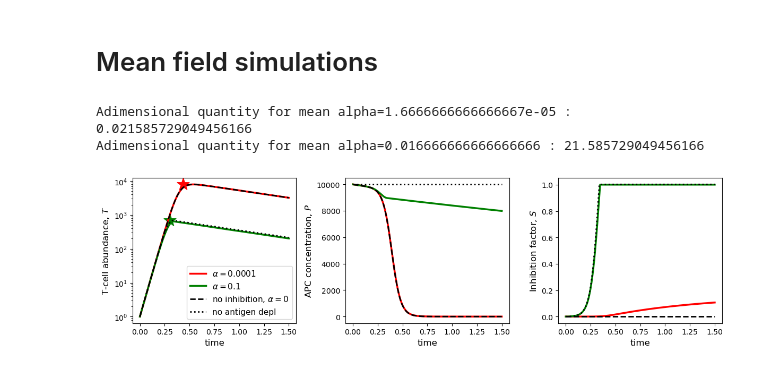
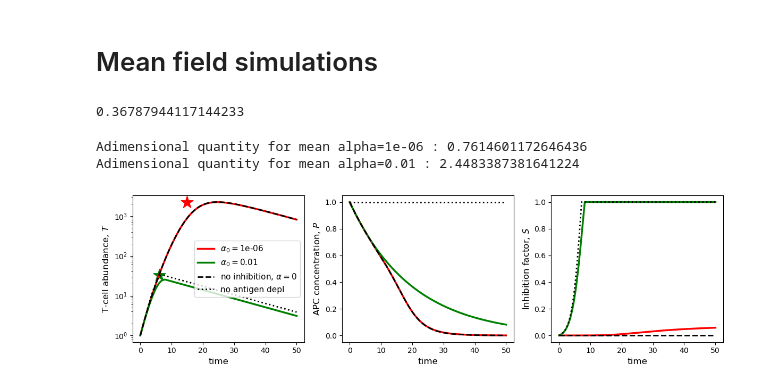
Before and after one commit to statbiophys/TT-inhibition, a Jupyter notebook: mean_field.ipynb, the cells around one changed output. Drawn from its saved outputs; the diff is of its cells as text; code cells hidden in the pictures.

```diff
--- a/mean_field.ipynb
+++ b/mean_field.ipynb
@@ -26,25 +26,27 @@ def mean_field_P_dot(var, pars):
 
 def t_star_MHC_approx(pars, beta):
     r = pars.mean_beta * pars.P0 - pars.gamma
-    return np.log( r/pars.lambd/pars.mean_beta/pars.n * np.log(beta*pars.P0/pars.gamma) ) / r
+    return np.log( 1 + np.exp(pars.mu) * r / (pars.lambd*pars.mean_beta*pars.n) * np.log(beta*pars.P0/pars.gamma) ) / r
 
 def t_star_S_approx(pars, beta, alpha):
     r = pars.mean_beta*pars.P0 - pars.gamma
     return np.log(r*(beta*pars.P0 - pars.gamma)/alpha/beta/pars.P0/pars.n) / r
 
 def adim_var(pars, beta, alpha):
-    return alpha / pars.mean_beta / pars.lambd * np.log(beta*pars.P0/pars.gamma)
+    return t_star_MHC_approx(pars, beta) / t_star_S_approx(pars, beta, alpha)
+    #return alpha * beta * pars.P0 / pars.mean_beta / pars.lambd / (beta * pars.P0 - pars.gamma ) * np.log(beta*pars.P0/pars.gamma)
 # %%
-# Only one T cell with given k_off
-k_offs = [6]
-
+# Only one T cell with given tau
+taus = [1]
+lambd = 1e-4
+print(np.exp(-1/taus[0]))
 # Four setting of parameters
 # Default parameters with two values of alpha0 corresponding to the two regimes
-pars_alpha = [ut.TT_params(k_offs, alpha0=1e-4), ut.TT_params(k_offs, alpha0=1e-1)]
+pars_alpha = [ut.TT_params(taus, alpha0=1e-6, lambd=lambd), ut.TT_params(taus, alpha0=1e-2, lambd=lambd)]
 # No ihibition case
-pars_no_inhib = ut.TT_params(k_offs, alpha0=0)
+pars_no_inhib = ut.TT_params(taus, alpha0=0, lambd=lambd)
 # Non-antigen-depletion case
-pars_no_depl = ut.TT_params(k_offs, lambd=0, mu=0, alpha0=pars_alpha[-1].alpha0)
+pars_no_depl = ut.TT_params(taus, lambd=0, mu=0, alpha0=pars_alpha[-1].alpha0)
 
 # Initial conditions of mean field T, P and S
 init_vars = [1.0, pars_no_inhib.P0, 0.0]
@@ -53,11 +55,12 @@ init_vars = [1.0, pars_no_inhib.P0, 0.0]
 dot_eqs = [mean_field_T_dot, mean_field_P_dot, mean_field_S_dot]
 
 # Integration paraemters
-t_steps, dt, traj_steps = 5000, 0.0003, 10
+t_steps, dt, traj_steps = 5000, 0.01, 10
+# %% [output]
+0.36787944117144233
 # %%
 # Integrating each parameter setting
 
-alphas = [1e-4, 1e-1]
 T_trajs_alpha, P_trajs_alpha, S_trajs_alpha = [], [], []
 for pars in pars_alpha:
     trajs = np.array(ut.nsolve(init_vars, dot_eqs, pars, t_steps, dt, traj_steps))
@@ -65,13 +68,11 @@ for pars in pars_alpha:
     P_trajs_alpha.append(trajs[:,1])
     S_trajs_alpha.append(trajs[:,2])
 
-pars_no_inhib = ut.TT_params(k_offs, alpha0=0)
 trajs = np.array(ut.nsolve(init_vars, dot_eqs, pars_no_inhib, t_steps, dt, traj_steps))
 T_trajs_no_inhib = trajs[:,0]
 P_trajs_no_inhib = trajs[:,1]
 S_trajs_no_inhib = trajs[:,2]
 
-pars_no_depl = ut.TT_params(k_offs, lambd=0, mu=0, alpha0=alphas[-1])
 trajs = np.array(ut.nsolve(init_vars, dot_eqs, pars_no_depl, t_steps, dt, traj_steps))
 T_trajs_no_depl = trajs[:,0]
 P_trajs_no_depl = trajs[:,1]
@@ -85,8 +86,8 @@ print(r'Adimensional quantity for mean alpha={} : {}'.format(pars_alpha[0].mean_
 b, a = pars_alpha[1].betas[0], pars_alpha[1].alphas[0]
 print('Adimensional quantity for mean alpha={} : {}'.format(pars_alpha[1].mean_alpha, adim_var(pars_alpha[1], b, a)))
 # %% [output]
-Adimensional quantity for mean alpha=1.6666666666666667e-05 : 0.021585729049456166
-Adimensional quantity for mean alpha=0.016666666666666666 : 21.585729049456166
+Adimensional quantity for mean alpha=1e-06 : 0.7614601172646436
+Adimensional quantity for mean alpha=0.01 : 2.4483387381641224
 # %%
 times = np.linspace(0, t_steps * dt, len(T_trajs_no_depl))
 colors = ['r', 'g']
@@ -99,35 +100,35 @@ for ax in (ax1, ax2, ax3):
 ax1.set_ylabel('T-cell abundance, $T$', fontsize=12)
 ax1.set_yscale('log')
 for i, Ts in enumerate(T_trajs_alpha):
-    ax1.plot(times, Ts, color=colors[i], lw=2.5, label=r'$\alpha=$%.g'%alphas[i])
+    ax1.plot(times, Ts, color=colors[i], lw=2.5, label=r'$\alpha_0=$%.g'%pars_alpha[i].alpha0)
 ax1.plot(times, T_trajs_no_inhib, color='k', lw=2, ls='--', label=r'no inhibition, $\alpha=0$')
 ax1.plot(times, T_trajs_no_depl, color='k', lw=2, ls=':', label=r'no antigen depl')
 ax1.legend(fontsize=11)
 
 b, a = pars_alpha[0].betas[0], pars_alpha[0].alphas[0]
 ax1.scatter([t_star_MHC_approx(pars_alpha[0], b)], [np.max(T_trajs_no_inhib)], s=300, c='r', marker='*')
 b, a = pars_alpha[1].betas[0], pars_alpha[1].alphas[0]
 ax1.scatter([t_star_S_approx(pars_alpha[1], b, a)], [np.max(T_trajs_no_depl)], s=300, c='g', marker='*')
 
 
 ax2.set_ylabel('APC concentration, $P$', fontsize=12)
 for i, Ps in enumerate(P_trajs_alpha):
     ax2.plot(times, Ps, color=colors[i], lw=2.5)
 ax2.plot(times, P_trajs_no_inhib, color='k', lw=2, ls='--')
 ax2.plot(times, P_trajs_no_depl, color='k', lw=2, ls=':')
 
 ax3.set_ylabel('Inhibition factor, $S$', fontsize=12)
 for i, Ss in enumerate(S_trajs_alpha):
     ax3.plot(times, Ss, color=colors[i], lw=2.5)
 ax3.plot(times, S_trajs_no_inhib, color='k', lw=2, ls='--')
 ax3.plot(times, S_trajs_no_depl, color='k', lw=2, ls=':')
 
 plt.tight_layout()
 
 name = 'mean_field_dyn'
 plt.savefig('plots/'+name+'.svg', dpi=200, facecolor='w')
 
 pars_no_inhib.alpha0 = None # Alpha0 is not saved
 pars_no_inhib.print_on_file('plots/', name+'_pars')
 # %% [output]
-[figure, old version]
+[figure, new version]
```
Also changed, not shown: 7 other files.
